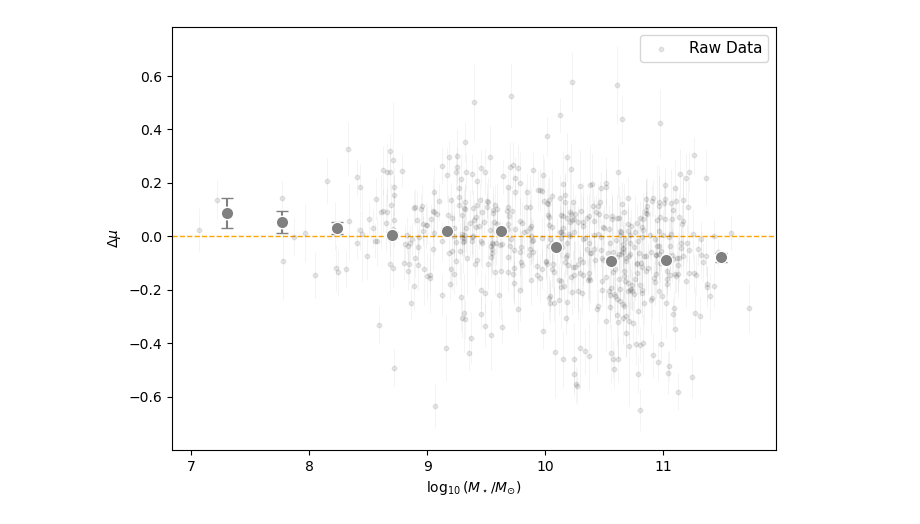
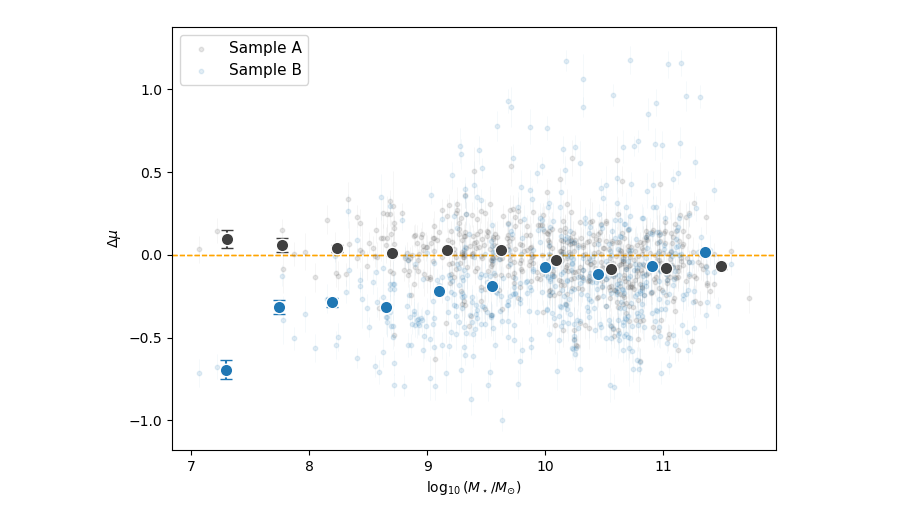
Before and after one commit to mwvgroup/myc21_first_paper, a Jupyter notebook: ZTF_DESI_ml_work/ZTF_slr_predicting_trends_v2.ipynb, the cells around one changed output. Cells and saved outputs as stored; diff of their text form; code cells hidden in the pictures.

Commit message:
Corrected the sourcing of the data as well as ended up deleting some unnecessary files in my analysis.

```diff
--- a/ZTF_DESI_ml_work/ZTF_slr_predicting_trends_v2.ipynb
+++ b/ZTF_DESI_ml_work/ZTF_slr_predicting_trends_v2.ipynb
@@ -35,5 +48,11 @@ quality cuts and additionally sigma clipped in residual space using Astropy’s
 # %%
-df = pd.read_csv("ZTF_DESI_data/ZTF_snia_DESI_fastspec_hostprops_with_residuals_with_musig.csv")
+# =====================================================
+# Read in FIRST dataset
+# =====================================================
+
+df = pd.read_csv(
+    "ZTF_DESI_data/ZTF_resid_cent_hostprop_with_x1_c.csv"
+)
 
 # -----------------------------------------------------
 # DATA FILTER - Paper lccoverage_flag and fitquality_flag
@@ -50,18 +69,44 @@ df["SDSS_g_minus_r"] = df["ABSMAG01_SDSS_G"] - df["ABSMAG01_SDSS_R"]
 # Read the Error Collumn for the distance modulus measurements.
 yerr_all = df["sigma_mu_meas"]
 
+# =====================================================
+# Read in SECOND dataset (NEW)
+# =====================================================
+
+df2 = pd.read_csv(
+    "ZTF_DESI_data/ZTF_resid_cent_hostprop_no_x1_c.csv"
+)
+
+# -----------------------------------------------------
+# DATA FILTER - Paper lccoverage_flag and fitquality_flag
+# -------------------------------------------------------
+print(len(df2), "SNe before paper-based quality cuts (df2).")
+df2 = df2[(df2["lccoverage_flag"] == 1) & (df2["fitquality_flag"] == 1)]
+print(len(df2), "SNe after paper-based quality cuts (df2).")
+
+# --------------------------------------
+# Create g - r host-galaxy color
+# --------------------------------------
+df2["SDSS_g_minus_r"] = df2["ABSMAG01_SDSS_G"] - df2["ABSMAG01_SDSS_R"]
+
+# Read the Error Collumn for the distance modulus measurements.
+yerr_all_2 = df2["sigma_mu_meas"]
+
 nbins = 10
 
 # Helper funciton that plots the scatter and error bars.
 # ax - matplotlib axis where the plots will be drawn.
 # mask - the mask that selects which rows to use.
 # xcol - name of the df collumn to put on the x axis. Note residuals are always on the y-axis here.
+# df_use - dataframe to plot
+# yerr_use - error column associated with df_use
+# color - color for this dataset
 
-def scatter_with_errors(ax, mask, xcol, nbins=None):
+def scatter_with_errors(ax, mask, xcol, df_use, yerr_use, nbins=None, color="0.25", label=None):
     # Raw values
-    x = df.loc[mask, xcol].values
-    y = df.loc[mask, "residual_centered"].values
-    yerr = yerr_all.loc[mask].values
+    x = df_use.loc[mask, xcol].values
+    y = df_use.loc[mask, "residual_centered"].values
+    yerr = yerr_use.loc[mask].values
 
     # --- sigma clipping in y (vertical axis) ---
     clipped = sigma_clip(y, sigma=3, maxiters=1)
@@ -76,8 +121,8 @@ def scatter_with_errors(ax, mask, xcol, nbins=None):
     # Make the raw scatter a bit lighter so the binned trend stands out more.
     ax.scatter(
         x, y,
-        alpha=0.12, s=10, color="0.25",
-        zorder=1, rasterized=True, label = "Raw Data"
+        alpha=0.12, s=10, color=color,
+        zorder=1, rasterized=True, label=label
     )
 
     # --- individual error bars ---
@@ -87,7 +132,7 @@ def scatter_with_errors(ax, mask, xcol, nbins=None):
     ax.errorbar(
         x, y, yerr=yerr,
         fmt="none",
-        ecolor="black",
+        ecolor=color,
         elinewidth=0.4,
         alpha=0.08,
         zorder=1,
@@ -162,7 +207,7 @@ def scatter_with_errors(ax, mask, xcol, nbins=None):
         binned_y[ok],
         yerr=binned_yerr[ok],
         fmt="o",
-        color="grey",
+        color=color,
         markersize=9,          # Larger binned markers
         capsize=4,             # Slightly smaller caps than 10 for a cleaner look
         markeredgewidth=1.0,
@@ -186,8 +231,32 @@ fig, ax = plt.subplots(figsize=(7, 5))
 mask_logm = np.isfinite(df["LOGMSTAR"])
 print(np.sum(mask_logm), "SNe after LOGMSTAR cut.")
 
-# Use helper function
-scatter_with_errors(ax, mask_logm, "LOGMSTAR", nbins)
+mask_logm_2 = np.isfinite(df2["LOGMSTAR"])
+print(np.sum(mask_logm_2), "SNe after LOGMSTAR cut (df2).")
+
+# Use helper function (FIRST dataset)
+scatter_with_errors(
+    ax,
+    mask_logm,
+    "LOGMSTAR",
+    df,
+    yerr_all,
+    nbins,
+    color="0.25",
+    label="Sample A"
+)
+
+# Use helper function (SECOND dataset)
+scatter_with_errors(
+    ax,
+    mask_logm_2,
+    "LOGMSTAR",
+    df2,
+    yerr_all_2,
+    nbins,
+    color="tab:blue",
+    label="Sample B"
+)
 
 # Axis labels
 ax.set_xlabel(r"$\log_{10}(M_\star / M_{\odot})$")
@@ -211 +283 @@ plt.show()
-[figure, old version]
+[figure, new version]
```
Also changed, not shown: parts of 6 cells of this notebook, 3 other files.
